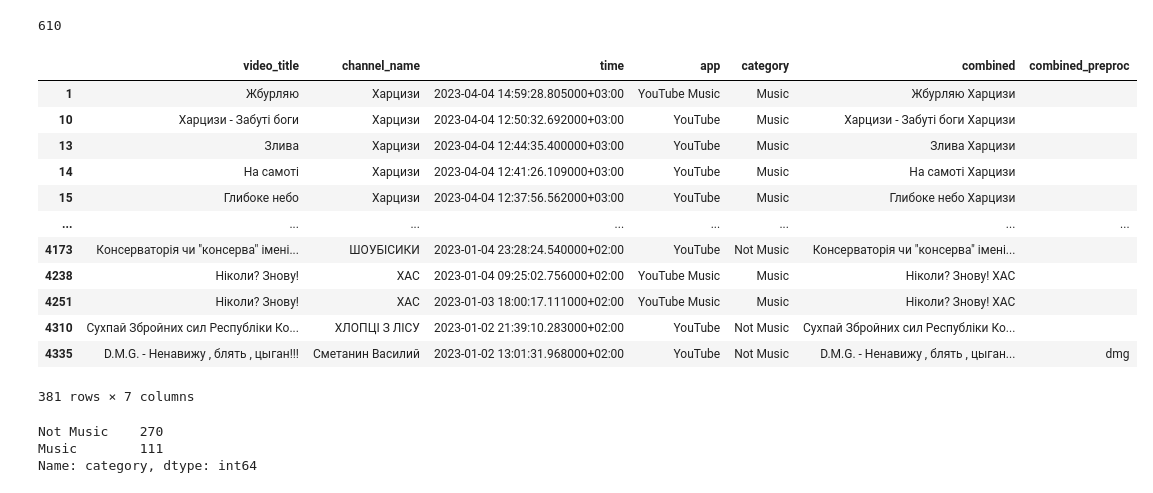
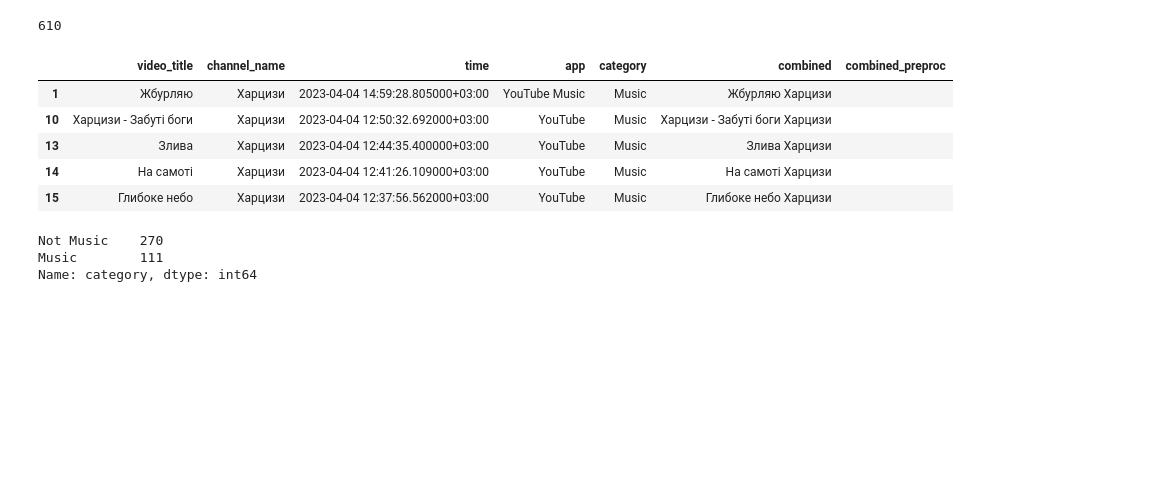
Before and after one commit to SanAntonik/yt_activity_analysis, a Jupyter notebook: classify.ipynb, the cells around one changed output. Drawn from its saved outputs; the diff is of its cells as text; code cells hidden in the pictures; blank space fills up the shorter version.

```diff
--- a/classify.ipynb
+++ b/classify.ipynb
@@ -14,7 +14,7 @@ from preparation import prepare_data
 from preprocess import preprocess
 from select_by_date_interval import select_by_date_interval
 # %%
-PATH = "C:/Users/San/Documents/CS projects/yt_activity_analysis/data/Takeout/YouTube and YouTube Music/history/watch-history.json"
+PATH = "data/Takeout/YouTube and YouTube Music/history/watch-history.json"
 df = prepare_data(PATH)
 
 start_date = "2023-01-01"
@@ -160,21 +160,14 @@ len(empty_rows[empty_rows['combined_preproc'].str.len() >= 4])
 610
 # %%
 sec_failure = empty_rows[empty_rows['combined_preproc'].str.len() < 4].drop(["preproc"], axis=1)
-sec_failure
+sec_failure.head(5)
 # %% [output]
 |  | video_title | channel_name | time | app | category | combined | combined_preproc |
 | 1 | Жбурляю | Харцизи | 2023-04-04 14:59:28.805000+03:00 | YouTube Music | Music | Жбурляю Харцизи |  |
 | 10 | Харцизи - Забуті боги | Харцизи | 2023-04-04 12:50:32.692000+03:00 | YouTube | Music | Харцизи - Забуті боги Харцизи |  |
 | 13 | Злива | Харцизи | 2023-04-04 12:44:35.400000+03:00 | YouTube | Music | Злива Харцизи |  |
 | 14 | На самоті | Харцизи | 2023-04-04 12:41:26.109000+03:00 | YouTube | Music | На самоті Харцизи |  |
 | 15 | Глибоке небо | Харцизи | 2023-04-04 12:37:56.562000+03:00 | YouTube | Music | Глибоке небо Харцизи |  |
-| ... | ... | ... | ... | ... | ... | ... | ... |
-| 4173 | Консерваторія чи "консерва" імені... | ШОУБІСИКИ | 2023-01-04 23:28:24.540000+02:00 | YouTube | Not Music | Консерваторія чи "консерва" імені... |  |
-| 4238 | Ніколи? Знову! | ХАС | 2023-01-04 09:25:02.756000+02:00 | YouTube Music | Music | Ніколи? Знову! ХАС |  |
-| 4251 | Ніколи? Знову! | ХАС | 2023-01-03 18:00:17.111000+02:00 | YouTube Music | Music | Ніколи? Знову! ХАС |  |
-| 4310 | Сухпай Збройних сил Республіки Ко... | ХЛОПЦІ З ЛІСУ | 2023-01-02 21:39:10.283000+02:00 | YouTube | Not Music | Сухпай Збройних сил Республіки Ко... |  |
-| 4335 | D.M.G. - Ненавижу , блять , цыган!!! | Сметанин Василий | 2023-01-02 13:01:31.968000+02:00 | YouTube | Not Music | D.M.G. - Ненавижу , блять , цыган... | dmg |
-381 rows × 7 columns
 # %%
 sec_failure["category"].value_counts()
 # %% [output]
```
Also changed, not shown: parts of 5 cells of this notebook, 1 other file.
